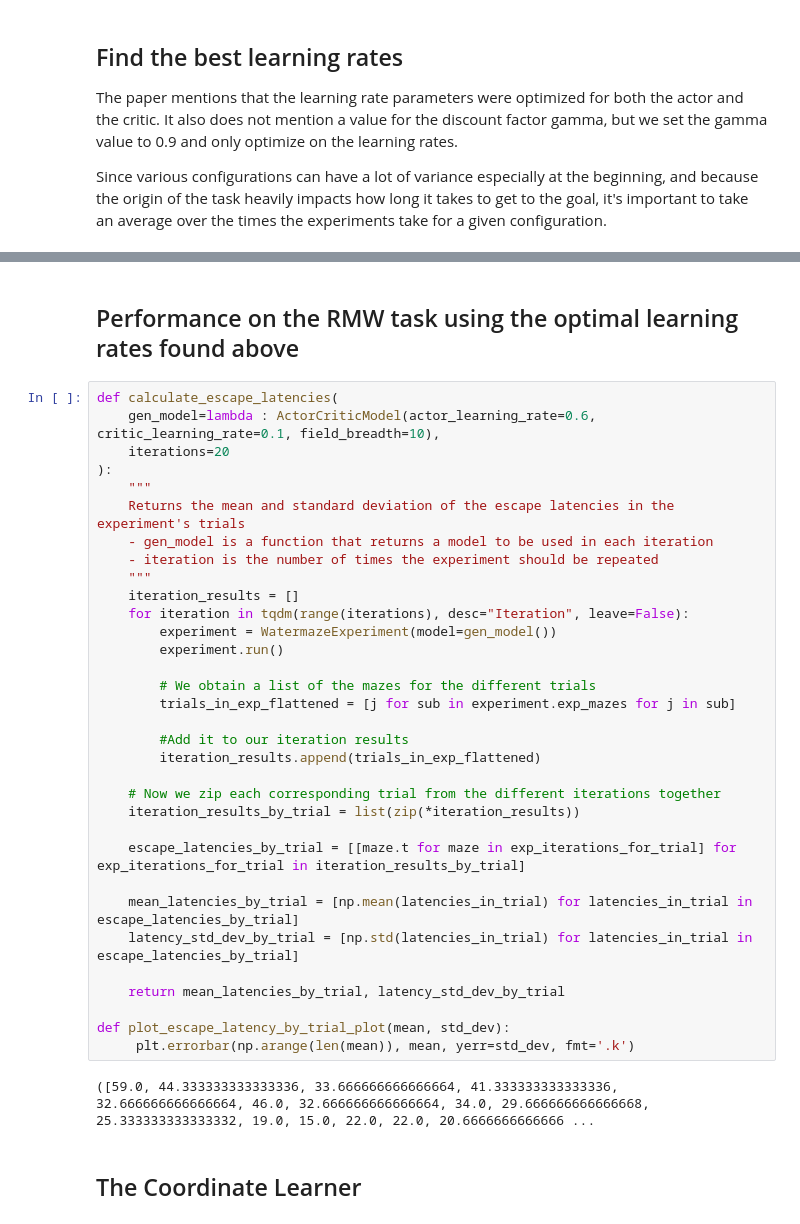
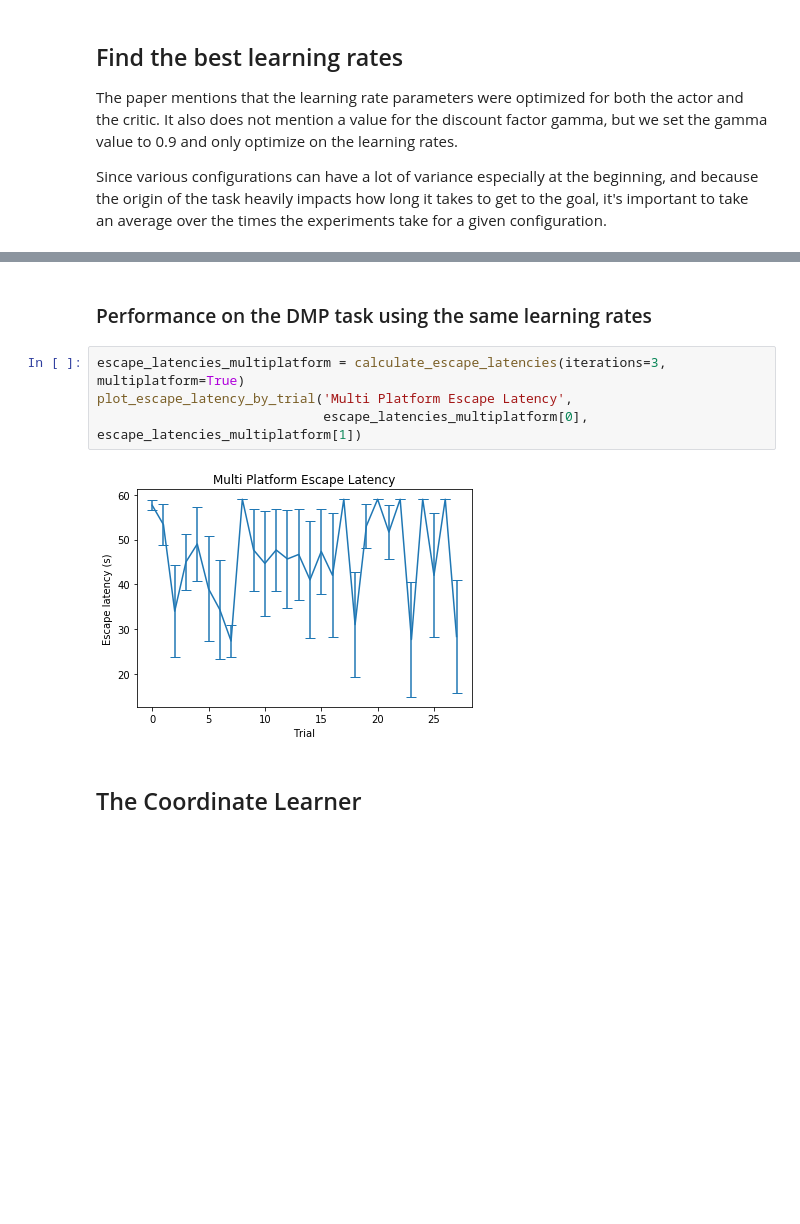
Before and after one commit to affanjilani/temporal-difference-learning, a Jupyter notebook: watermaze_template.ipynb, the cells around one changed output, grey strips where cells are left out. Cells and saved outputs as stored; diff of their text form; blank space fills up the shorter version.

```diff
--- a/watermaze_template.ipynb
+++ b/watermaze_template.ipynb
@@ -654,40 +716,11 @@ Day: 1 Trial: 1 Time: 32 Success? True
 # %% [markdown]
-## Performance on the RMW task using the optimal learning rates found above
+### Performance on the DMP task using the same learning rates
-# %%
-def calculate_escape_latencies(
-    gen_model=lambda : ActorCriticModel(actor_learning_rate=0.6, critic_learning_rate=0.1, field_breadth=10),
-    iterations=20
-):
-    """
-    Returns the mean and standard deviation of the escape latencies in the experiment's trials
-    - gen_model is a function that returns a model to be used in each iteration
-    - iteration is the number of times the experiment should be repeated
-    """
-    iteration_results = []
-    for iteration in tqdm(range(iterations), desc="Iteration", leave=False):
-        experiment = WatermazeExperiment(model=gen_model())
-        experiment.run()
-
-        # We obtain a list of the mazes for the different trials
-        trials_in_exp_flattened = [j for sub in experiment.exp_mazes for j in sub]
-
-        #Add it to our iteration results
-        iteration_results.append(trials_in_exp_flattened)
-
-    # Now we zip each corresponding trial from the different iterations together
-    iteration_results_by_trial = list(zip(*iteration_results))
-
-    escape_latencies_by_trial = [[maze.t for maze in exp_iterations_for_trial] for exp_iterations_for_trial in iteration_results_by_trial]
-
-    mean_latencies_by_trial = [np.mean(latencies_in_trial) for latencies_in_trial in escape_latencies_by_trial]
-    latency_std_dev_by_trial = [np.std(latencies_in_trial) for latencies_in_trial in escape_latencies_by_trial]
-
-    return mean_latencies_by_trial, latency_std_dev_by_trial
-
-def plot_escape_latency_by_trial_plot(mean, std_dev):
-     plt.errorbar(np.arange(len(mean)), mean, yerr=std_dev, fmt='.k')
-# %% [output]
-([59.0, 44.333333333333336, 33.666666666666664, 41.333333333333336, 32.666666666666664, 46.0, 32.666666666666664, 34.0, 29.666666666666668, 25.333333333333332, 19.0, 15.0, 22.0, 22.0, 20.6666666666666 ...
+# %%
+escape_latencies_multiplatform = calculate_escape_latencies(iterations=3, multiplatform=True)
+plot_escape_latency_by_trial('Multi Platform Escape Latency',
+                             escape_latencies_multiplatform[0], escape_latencies_multiplatform[1])
+# %% [output]
+[figure, added]
 # %% [markdown]
 ## The Coordinate Learner
 # %%
```
Also changed, not shown: parts of 8 cells of this notebook.
